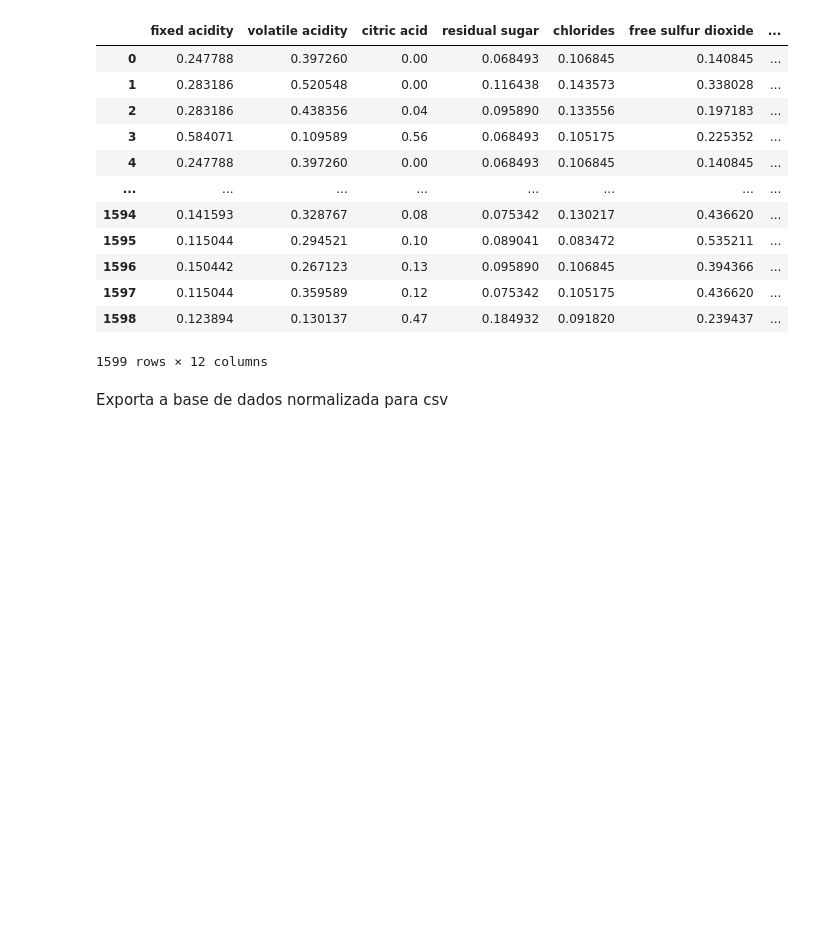
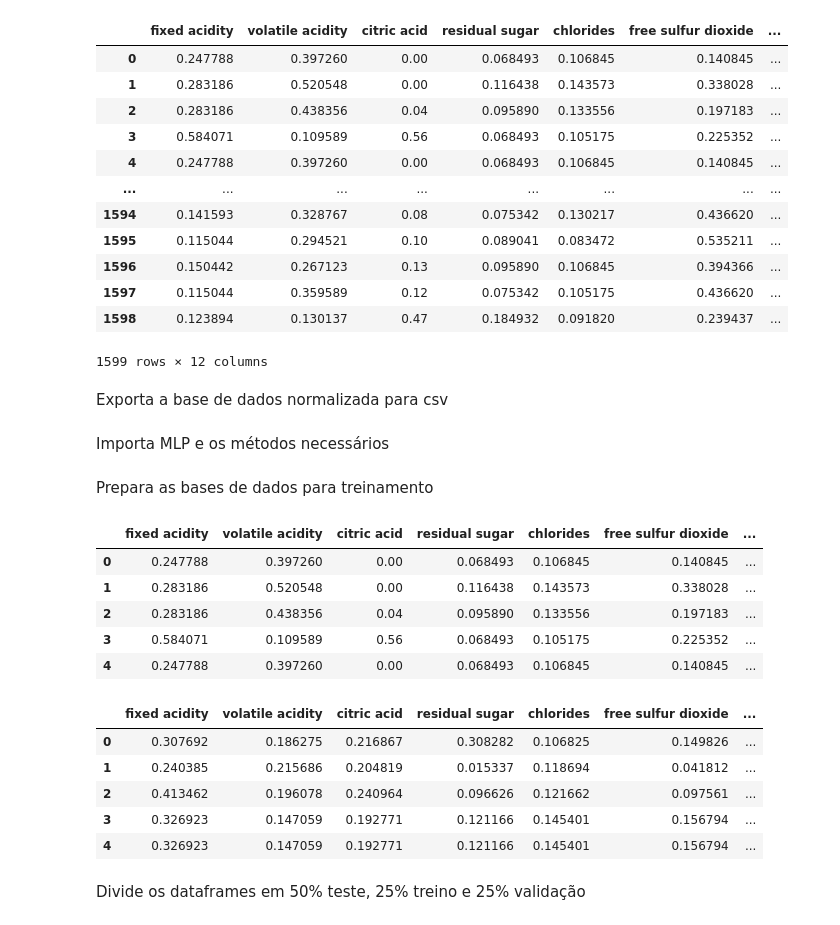
Before and after one commit to viniolvs/rede-neural, a Jupyter notebook: normalizacao.ipynb, the cells around one changed output. Saved outputs shown, nothing was run; the diff lists cells and outputs as text; code cells hidden in the pictures; blank space fills up the shorter version.

```diff
--- a/normalizacao.ipynb
+++ b/normalizacao.ipynb
@@ -79,0 +81,2 @@ dfRed.to_csv('dataset/dfRed.csv', sep=';', index=False)
+# %% [markdown]
+Importa MLP e os métodos necessários
@@ -79,0 +88,31 @@ dfRed.to_csv('dataset/dfRed.csv', sep=';', index=False)
+# %% [markdown]
+Prepara as bases de dados para treinamento
+# %%
+# Randomiza o dataframe
+shuffle(dfWhite)
+shuffle(dfRed)
+
+# cria um dataframe sem a coluna qualidade
+dfRed_temp = pd.DataFrame(dfRed,columns=dfRed.columns[:-1])
+dfWhite_temp = pd.DataFrame(dfWhite,columns=dfWhite.columns[:-1])
+
+#cria dataframe somente com a coluna qualidade
+dfRed_qual = pd.DataFrame(dfRed,columns=['quality'])
+dfWhite_qual = pd.DataFrame(dfWhite,columns=['quality'])
+display(dfRed_temp.head())
+display(dfWhite_temp.head())
+# %% [output]
+|  | fixed acidity | volatile acidity | citric acid | residual sugar | chlorides | free sulfur dioxide | ... |
+| 0 | 0.247788 | 0.397260 | 0.00 | 0.068493 | 0.106845 | 0.140845 | ... |
+| 1 | 0.283186 | 0.520548 | 0.00 | 0.116438 | 0.143573 | 0.338028 | ... |
+| 2 | 0.283186 | 0.438356 | 0.04 | 0.095890 | 0.133556 | 0.197183 | ... |
+| 3 | 0.584071 | 0.109589 | 0.56 | 0.068493 | 0.105175 | 0.225352 | ... |
+| 4 | 0.247788 | 0.397260 | 0.00 | 0.068493 | 0.106845 | 0.140845 | ... |
+|  | fixed acidity | volatile acidity | citric acid | residual sugar | chlorides | free sulfur dioxide | ... |
+| 0 | 0.307692 | 0.186275 | 0.216867 | 0.308282 | 0.106825 | 0.149826 | ... |
+| 1 | 0.240385 | 0.215686 | 0.204819 | 0.015337 | 0.118694 | 0.041812 | ... |
+| 2 | 0.413462 | 0.196078 | 0.240964 | 0.096626 | 0.121662 | 0.097561 | ... |
+| 3 | 0.326923 | 0.147059 | 0.192771 | 0.121166 | 0.145401 | 0.156794 | ... |
+| 4 | 0.326923 | 0.147059 | 0.192771 | 0.121166 | 0.145401 | 0.156794 | ... |
+# %% [markdown]
+Divide os dataframes em 50% teste, 25% treino e 25% validação
```
Also changed, not shown: parts of 8 cells of this notebook.
